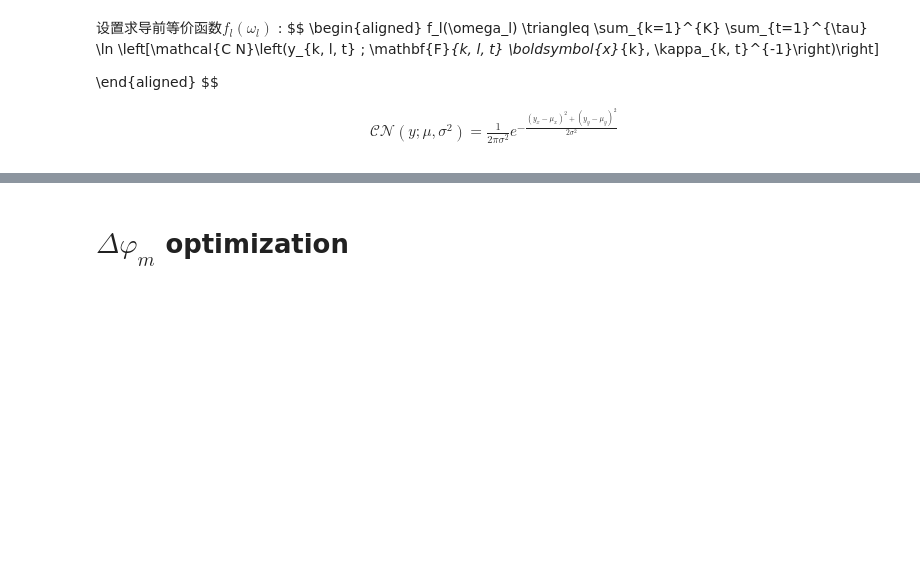
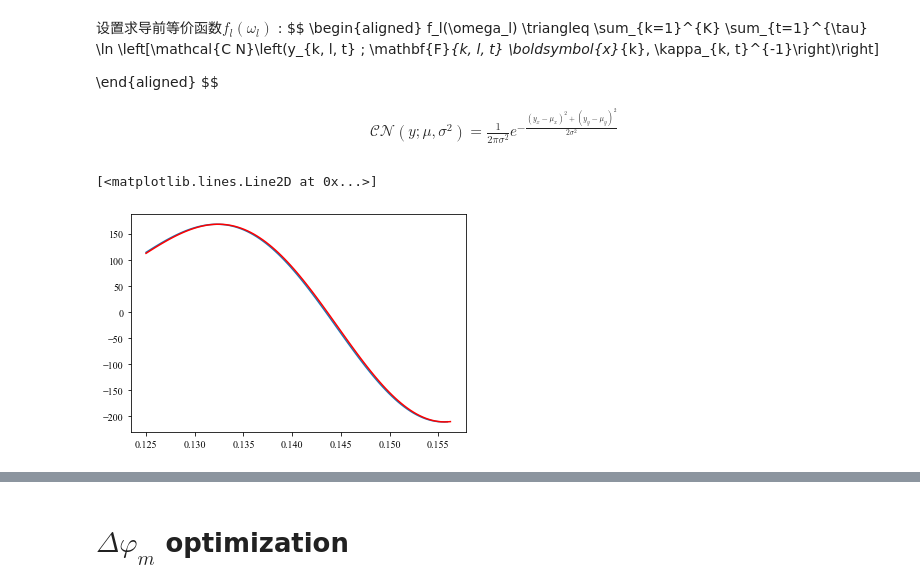
Before and after one commit to Brook1711/RIS-Angular-Domain, a Jupyter notebook: code_main/Alg.ipynb, the cells around one changed output, grey strips where cells are left out. Cells and saved outputs as stored; diff of their text form; code cells hidden in the pictures; blank space fills up the shorter version.

```diff
--- a/code_main/Alg.ipynb
+++ b/code_main/Alg.ipynb
@@ -1109,40 +1109,62 @@ def f_l(YK = YK, Mu = E_step_instance.Mu, kappa = 100, omega_l = 0, l = 0 ,Delta
     return tmp_f_l
 # %%
 def prime_f_l(YK = YK, Mu = E_step_instance.Mu, kappa = 100, omega_l = 0, l = 0 ,Delta_varphi = Delta_varphi, Sigma = M_step_instance.Sigma):
+    U_M = DFT_matrix(M)
+    DM = generate_DM(M, Delta_varphi)
+    V_wl = generate_V_wl(M, omega_l)
     PD_omega_l = 0
-    F_kl = Phi_H * generate_V_wl(M, omega_l) * generate_DM(M, Delta_varphi)
+    F_kl = Phi_H * V_wl * DM
     for t in range(tau):
         F_1 = F_kl[t,:]
         F_2 = np.mat(np.zeros((1,M)) , dtype = np.complex128)
         for m in range(M):
-            F_2 += (Phi_H[t,m] * (1j * 2 * np.pi * m) * np.exp(1j * 2 * np.pi * m * omega_l) * (U_M.H)[m,:] * D_M)
+            F_2 += Phi_H[t,m] * (1j * 2 * np.pi * m) * np.exp(1j * 2 * np.pi * m * omega_l) * (U_M.H)[m,:]
+        F_2 = F_2 * DM
         for k in range(K):
             c_2 = YK[k][t+l*tau].H[0,0]
             F_3 = F_1.H * F_2
-            PD_omega_l += (c_2 * F_2 * Mu[k])[0,0]  - (Mu[k].H * F_3 * Mu[k])[0,0]
+            PD_omega_l += (c_2 * F_2 * Mu[k])[0,0] - np.trace(F_3 * Sigma[k]) - (Mu[k].H * F_3 * Mu[k])[0,0]
 
     step_value = np.real(PD_omega_l)
-    return step_value * kappa
+    return step_value * kappa * 2
 
-x = np.linspace(-0.5 + 0.0001, 0.5 - 0.0001, 200)
-PD_F_L_list = []
 
-np.random.seed(10)
-# Delta_varphi_random = np.random.uniform(-0.015,0.015, M)
-Delta_varphi_random = np.ones(M) *( 1/M )/2
-for l in range(L):
-    PD_f_l_list = []
-    for omega in x:
-        PD_f_l_list.append(
-            prime_f_l(
-                YK=YK,
-                Mu = E_step_instance.Mu,
-                kappa=0.001 ,
-                omega_l= omega,
-                l = l,
-                Delta_varphi = Delta_varphi_random
-            )
+x_test = np.linspace(0.125, 0.15625, 100)
+y_test = []
+for x in x_test:
+    y_test.append(
+        f_l(
+            YK=YK,
+            Mu = E_step_instance.Mu,
+            kappa= 0.001,
+            omega_l= x,
+            l = 0,
+            Delta_varphi = np.ones(M) *( 1/M )/2
         )
-    PD_F_L_list.append(np.array(PD_f_l_list))
+    )
+
+
+prime_y_test = []
+for x in range(len(y_test) - 1):
+    prime_y_test.append((y_test[x+1]-y_test[x]) / (x_test[1] - x_test[0]))
+
+prime_y_cal = []
+for x in x_test:
+    prime_y_cal.append(
+        prime_f_l(
+            YK=YK,
+            Mu=E_step_instance.Mu,
+            kappa=0.001,
+            omega_l= x,
+            l = 0,
+            Delta_varphi = np.ones(M) *( 1/M )/2
+        )
+    )
+
+plt.plot(x_test[:-1],prime_y_test)
+plt.plot(x_test,0.5 * np.array(prime_y_cal), color = 'red')
+# %% [output]
+[<matplotlib.lines.Line2D at 0x...>]
+[figure, added]
 # %%
 x = np.linspace(-0.5 + 0.00001, 0.5 - 0.00001, 200)
```
Also changed, not shown: parts of 4 cells of this notebook.
